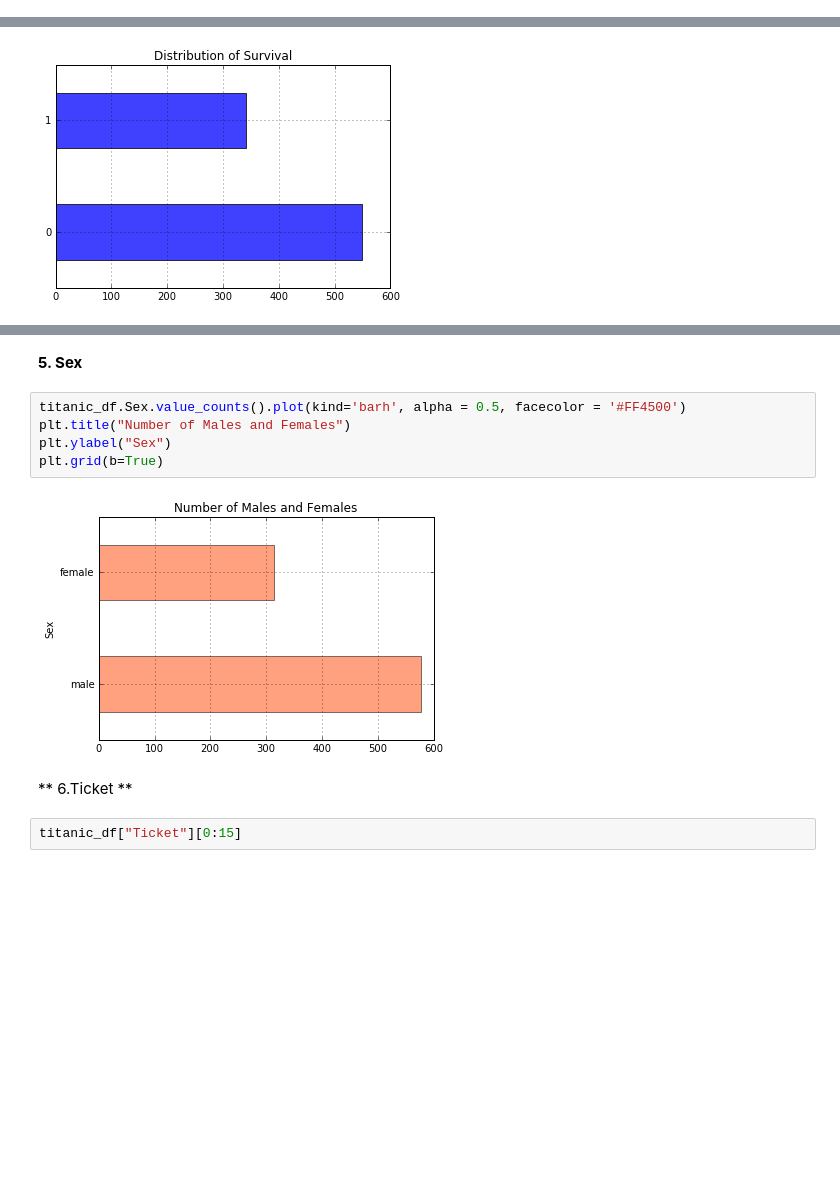
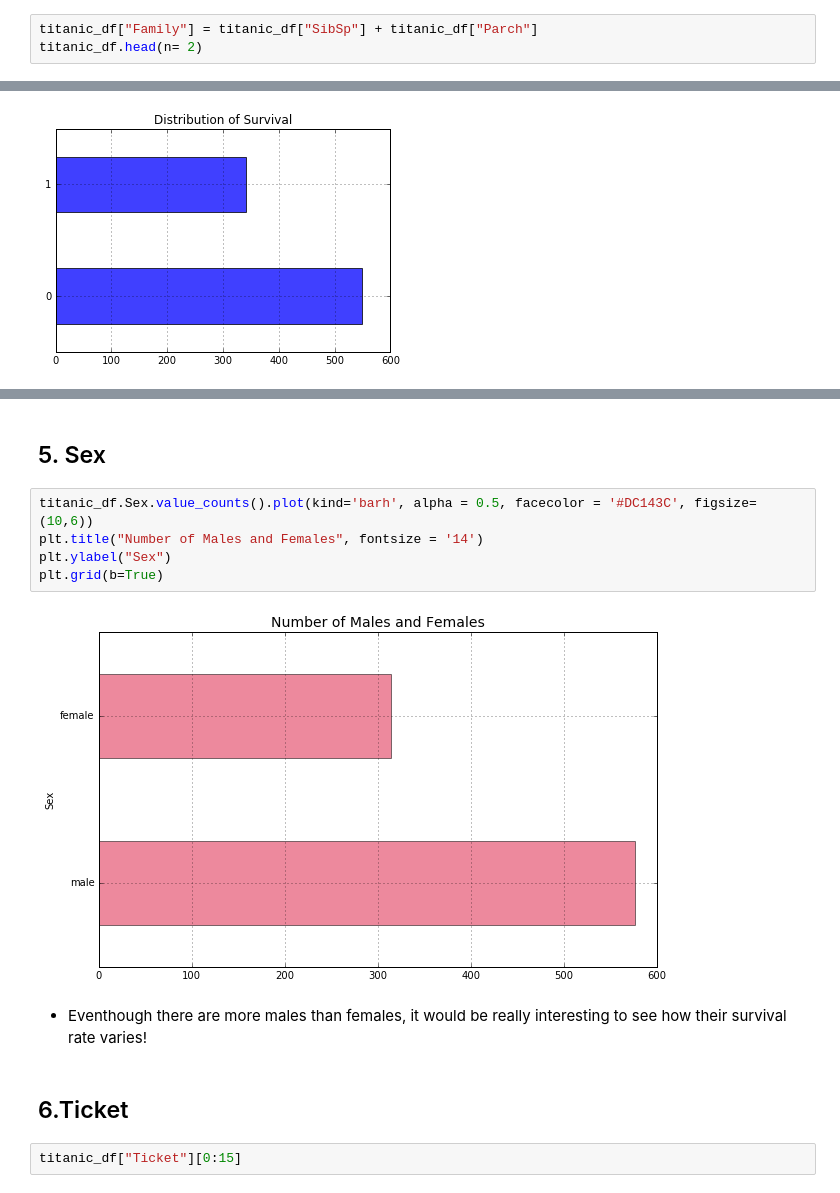
Before and after one commit to pkgandhi/Titanic-Dataset, a Jupyter notebook: Data Analysis for Titanic Dataset.ipynb, the cells around one changed output, grey strips where cells are left out. Cells and saved outputs as stored; diff of their text form; blank space fills up the shorter version.

```diff
--- a/Data Analysis for Titanic Dataset.ipynb
+++ b/Data Analysis for Titanic Dataset.ipynb
@@ -327,0 +337,3 @@ Name: Cabin, dtype: object
+# %%
+titanic_df["Family"] = titanic_df["SibSp"] + titanic_df["Parch"]
+titanic_df.head(n= 2)
@@ -367,14 +404,16 @@ plt.grid(b=True)
 # %% [markdown]
-**5. Sex**
+## 5. Sex
 # %%
-titanic_df.Sex.value_counts().plot(kind='barh', alpha = 0.5, facecolor = '#FF4500')
-plt.title("Number of Males and Females")
+titanic_df.Sex.value_counts().plot(kind='barh', alpha = 0.5, facecolor = '#DC143C', figsize=(10,6))
+plt.title("Number of Males and Females", fontsize = '14')
 plt.ylabel("Sex")
 plt.grid(b=True)
 # %% [output]
-[figure, old version]
+[figure, new version]
+# %% [markdown]
+* Eventhough there are more males than females, it would be really interesting to see how their survival rate varies!
 # %% [markdown]
-** 6.Ticket **
+## 6.Ticket
 # %%
 titanic_df["Ticket"][0:15]
 # %% [output]
```
Also changed, not shown: parts of 53 cells of this notebook.
